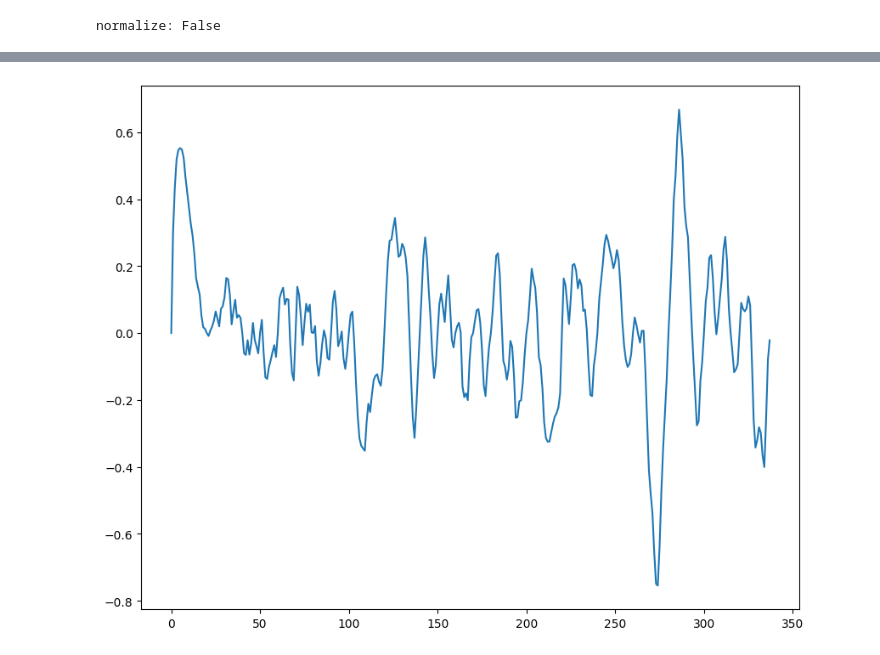
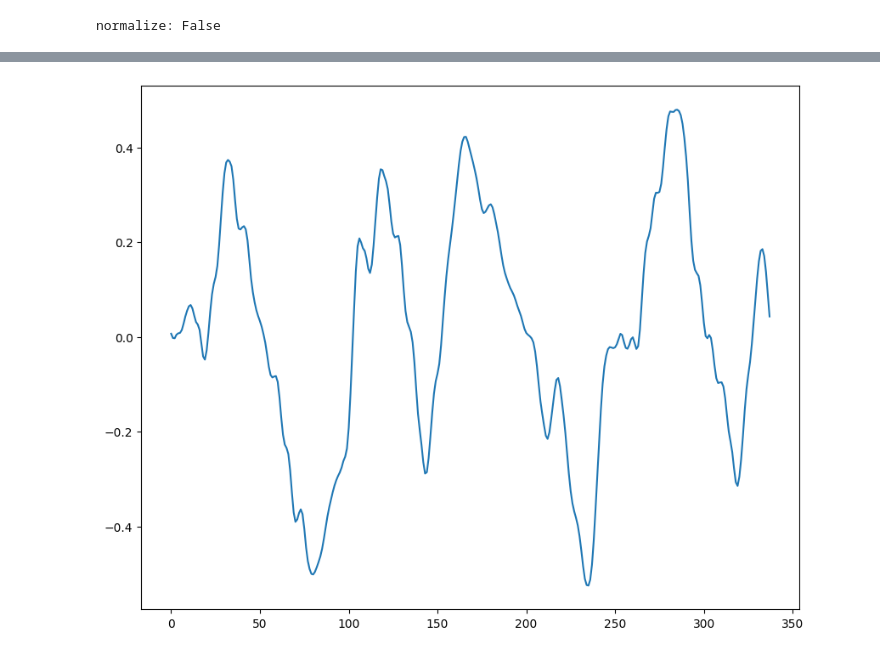
Before and after one commit to effusiveperiscope/raraai, a Jupyter notebook: 3_basicdenoiser/test_augment.ipynb, the cells around one changed output, grey strips where cells are left out. Drawn from its saved outputs; the diff is of its cells as text; code cells hidden in the pictures.

```diff
--- a/3_basicdenoiser/test_augment.ipynb
+++ b/3_basicdenoiser/test_augment.ipynb
@@ -174,14 +181,17 @@ mse loss tensor(0.0293, device='cuda:0')
 [interactive output not drawn]
 # %%
 from noise import pnoise1
+import numpy as np
 seq_len = 338
-scale = 0.05
+scale = 0.02
 noise = np.zeros(seq_len)
+import random
+phase = random.random() * 5000
 for i in range(seq_len):
-    noise[i] = pnoise1(i*scale, octaves=4)
+    noise[i] = pnoise1(phase + i*scale, octaves=4)
 import matplotlib.pyplot as plt
 plt.figure(figsize=(10,8))
 plt.plot(noise)
 plt.show()
 # %% [output]
-[figure, old version]
+[figure, new version]
```
Also changed, not shown: parts of 3 cells of this notebook, 13 other files.
